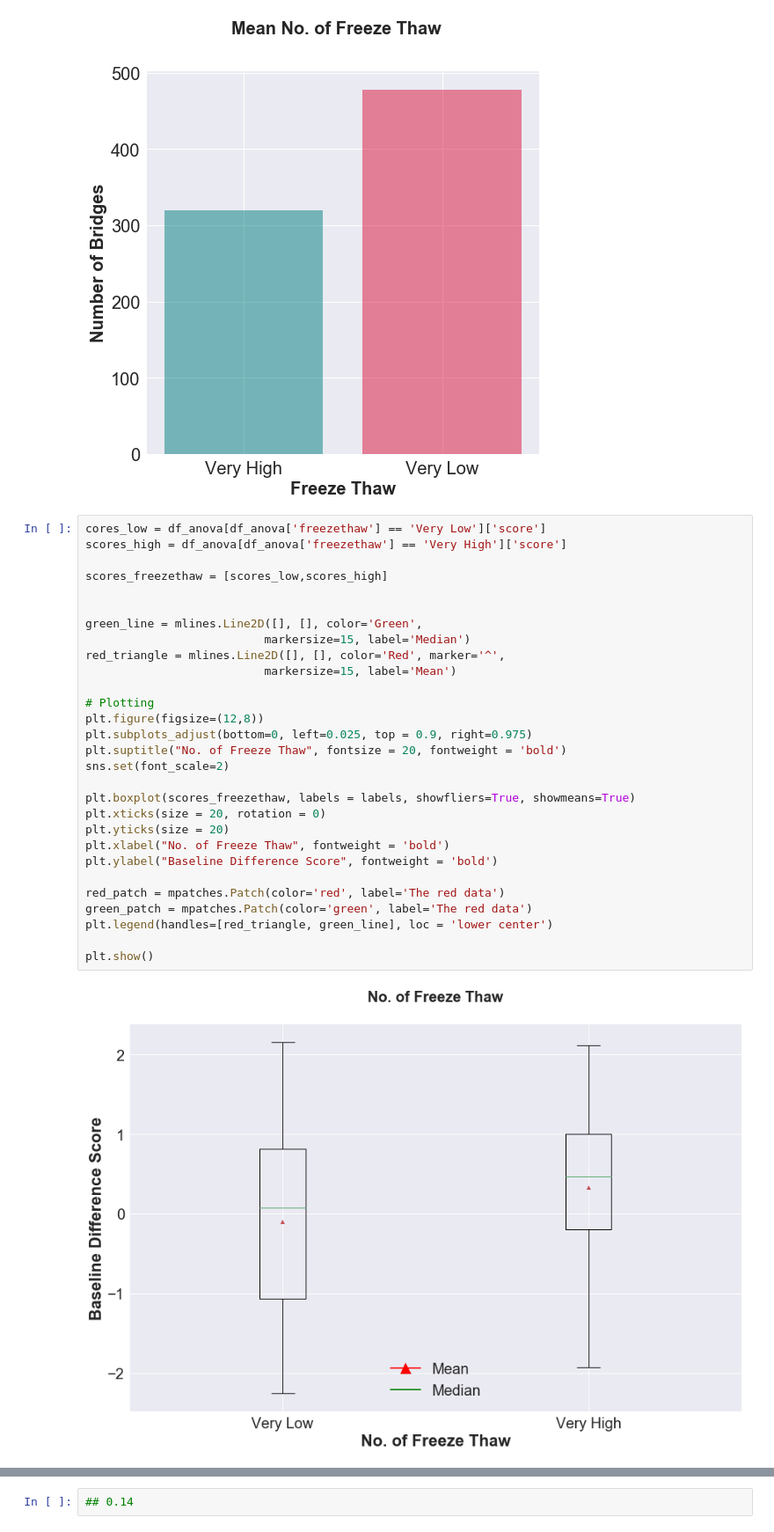
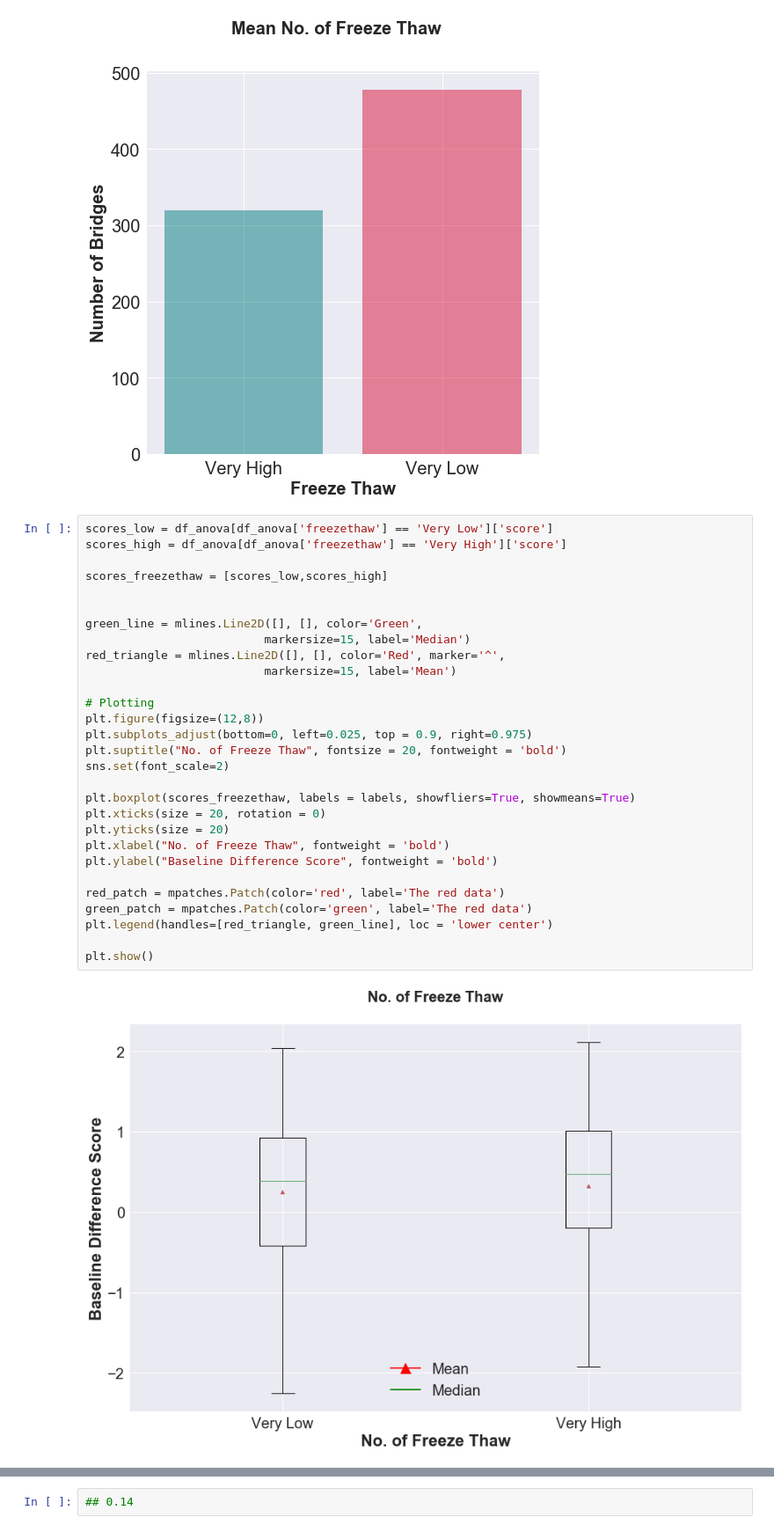
Before and after one commit to kaleoyster/thesis, a Jupyter notebook: analysis/06-03-19-effect-of-snowfall-on bridge-condition.ipynb, the cells around one changed output, grey strips where cells are left out. Shown at 88% size. Cells and saved outputs as stored; diff of their text form.

```diff
--- a/analysis/06-03-19-effect-of-snowfall-on bridge-condition.ipynb
+++ b/analysis/06-03-19-effect-of-snowfall-on bridge-condition.ipynb
@@ -353,36 +353,36 @@ plt.show()
 # %% [output]
 [figure]
 # %%
-cores_low = df_anova[df_anova['freezethaw'] == 'Very Low']['score']
+scores_low = df_anova[df_anova['freezethaw'] == 'Very Low']['score']
 scores_high = df_anova[df_anova['freezethaw'] == 'Very High']['score']
 
 scores_freezethaw = [scores_low,scores_high]
 
 
 green_line = mlines.Line2D([], [], color='Green',
                           markersize=15, label='Median')
 red_triangle = mlines.Line2D([], [], color='Red', marker='^',
                           markersize=15, label='Mean')
 
 # Plotting
 plt.figure(figsize=(12,8))
 plt.subplots_adjust(bottom=0, left=0.025, top = 0.9, right=0.975)
 plt.suptitle("No. of Freeze Thaw", fontsize = 20, fontweight = 'bold')
 sns.set(font_scale=2)
 
 plt.boxplot(scores_freezethaw, labels = labels, showfliers=True, showmeans=True)
 plt.xticks(size = 20, rotation = 0)
 plt.yticks(size = 20)
 plt.xlabel("No. of Freeze Thaw", fontweight = 'bold')
 plt.ylabel("Baseline Difference Score", fontweight = 'bold')
 
 red_patch = mpatches.Patch(color='red', label='The red data')
 green_patch = mpatches.Patch(color='green', label='The red data')
 plt.legend(handles=[red_triangle, green_line], loc = 'lower center')
 
 plt.show()
 # %% [output]
-[figure, old version]
+[figure, new version]
 # %%
 freezethaw = df_anova.groupby('freezethaw').apply(lambda s: s.sample(100))['freezethaw'].tolist()
 score = df_anova.groupby('freezethaw').apply(lambda s: s.sample(100))['score'].tolist()
```
Also changed, not shown: parts of 7 cells of this notebook.
